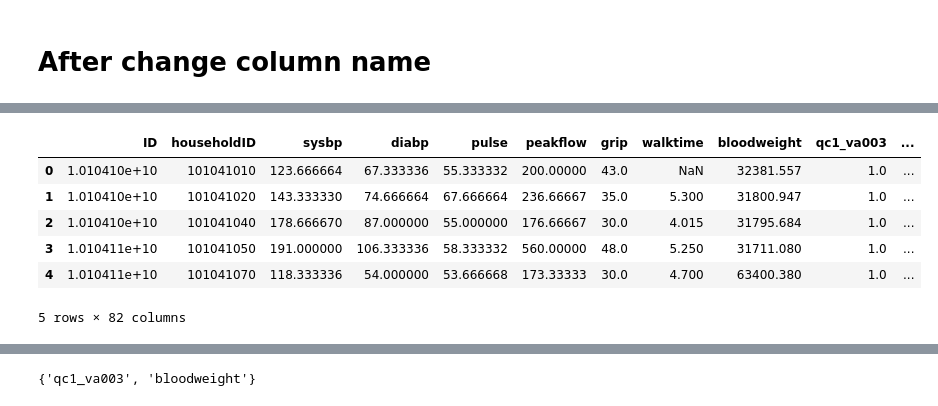
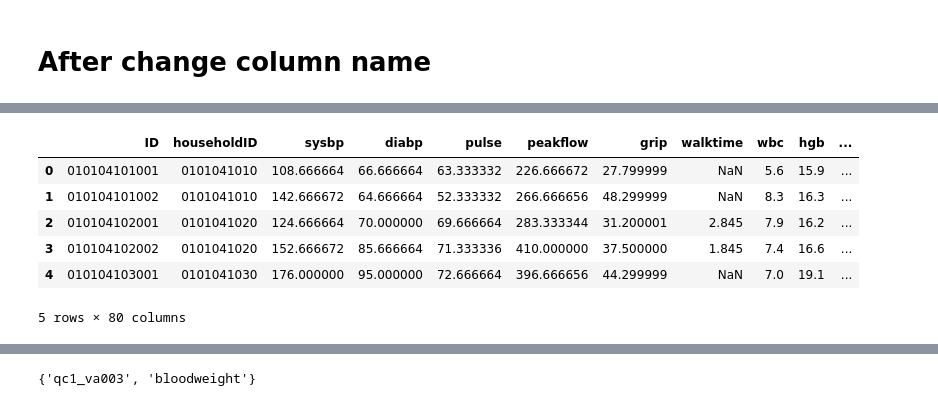
Before and after one commit to FoeinLove/DKU, a Jupyter notebook: task.ipynb, the cells around one changed output, grey strips where cells are left out. Drawn from its saved outputs; the diff is of its cells as text; code cells hidden in the pictures.

```diff
--- a/task.ipynb
+++ b/task.ipynb
@@ -33,3 +67,6 @@ d11.shape,d15.shape
 import pandas as pd
 d11 = pd.read_csv('11.csv',index_col=0)
 d15 = pd.read_csv('15.csv',index_col=0)
+
+df11 = pd.read_stata('11.dta')
+df15 = pd.read_stata('15.dta')
@@ -35,0 +94,2 @@ d15 = pd.read_csv('15.csv',index_col=0)
+# %%
+df15.columns =d15.columns
@@ -36,10 +115,10 @@ d15 = pd.read_csv('15.csv',index_col=0)
 # %%
-d11.head()
+df15.head()
 # %% [output]
-|  | ID | householdID | sysbp | diabp | pulse | peakflow | grip | walktime | bloodweight | qc1_va003 | ... |
-| 0 | 1.010410e+10 | 101041010 | 123.666664 | 67.333336 | 55.333332 | 200.00000 | 43.0 | NaN | 32381.557 | 1.0 | ... |
-| 1 | 1.010410e+10 | 101041020 | 143.333330 | 74.666664 | 67.666664 | 236.66667 | 35.0 | 5.300 | 31800.947 | 1.0 | ... |
-| 2 | 1.010410e+10 | 101041040 | 178.666670 | 87.000000 | 55.000000 | 176.66667 | 30.0 | 4.015 | 31795.684 | 1.0 | ... |
-| 3 | 1.010411e+10 | 101041050 | 191.000000 | 106.333336 | 58.333332 | 560.00000 | 48.0 | 5.250 | 31711.080 | 1.0 | ... |
-| 4 | 1.010411e+10 | 101041070 | 118.333336 | 54.000000 | 53.666668 | 173.33333 | 30.0 | 4.700 | 63400.380 | 1.0 | ... |
+|  | ID | householdID | sysbp | diabp | pulse | peakflow | grip | walktime | wbc | hgb | ... |
+| 0 | 010104101001 | 0101041010 | 108.666664 | 66.666664 | 63.333332 | 226.666672 | 27.799999 | NaN | 5.6 | 15.9 | ... |
+| 1 | 010104101002 | 0101041010 | 142.666672 | 64.666664 | 52.333332 | 266.666656 | 48.299999 | NaN | 8.3 | 16.3 | ... |
+| 2 | 010104102001 | 0101041020 | 124.666664 | 70.000000 | 69.666664 | 283.333344 | 31.200001 | 2.845 | 7.9 | 16.2 | ... |
+| 3 | 010104102002 | 0101041020 | 152.666672 | 85.666664 | 71.333336 | 410.000000 | 37.500000 | 1.845 | 7.4 | 16.6 | ... |
+| 4 | 010104103001 | 0101041030 | 176.000000 | 95.000000 | 72.666664 | 396.666656 | 44.299999 | NaN | 7.0 | 19.1 | ... |
-5 rows × 82 columns
+5 rows × 80 columns
```
Also changed, not shown: parts of 31 cells of this notebook, 14 other files.
